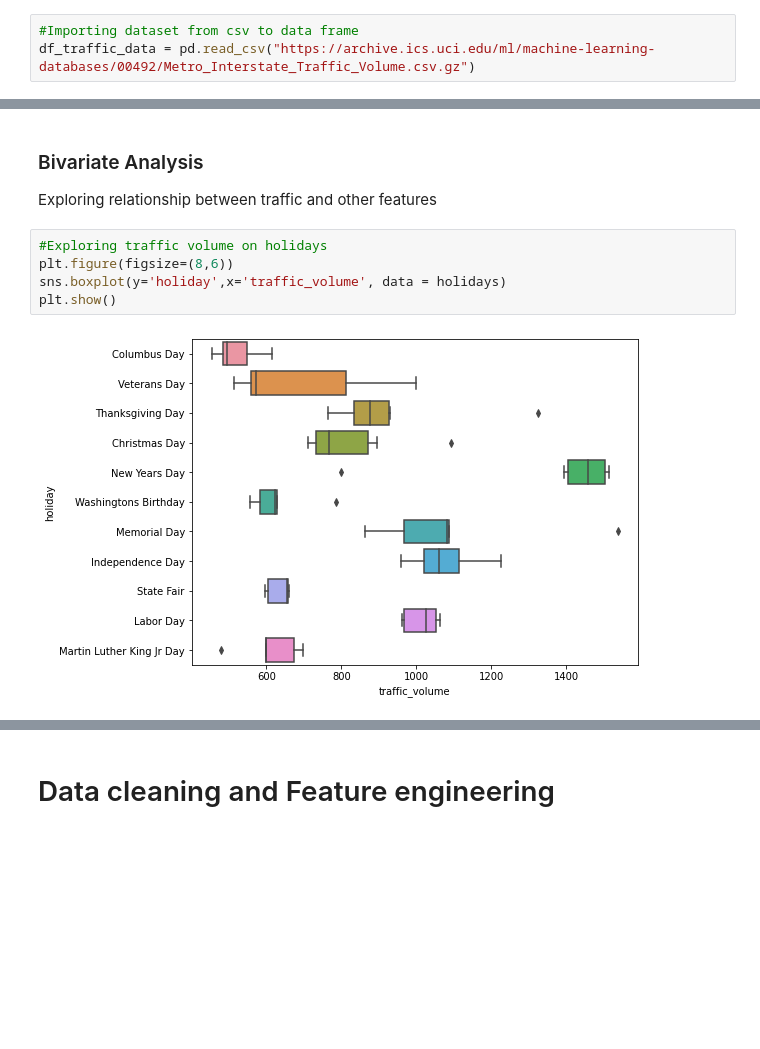
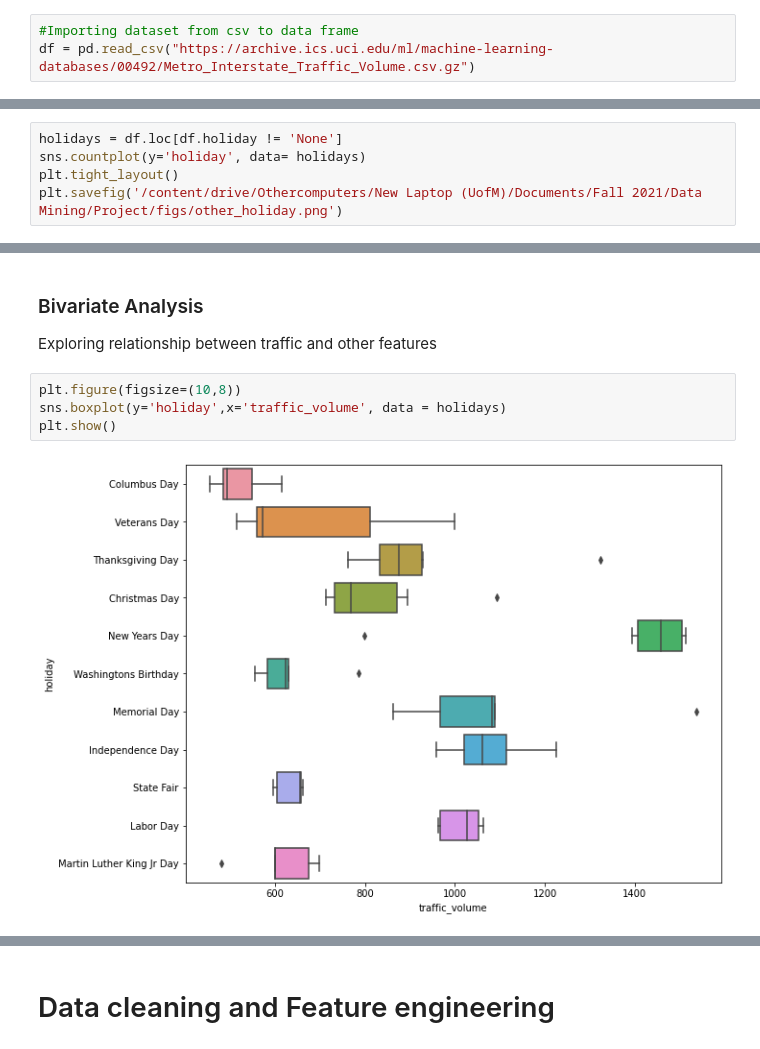
Before and after one commit to nimran79/COMP-8118-project---Traffic-volume-prediction, a Jupyter notebook: DM_Project_metro_interstate_traffic_volume.ipynb, the cells around one changed output, grey strips where cells are left out. Drawn from its saved outputs; the diff is of its cells as text; blank space fills up the shorter version.

```diff
--- a/DM_Project_metro_interstate_traffic_volume.ipynb
+++ b/DM_Project_metro_interstate_traffic_volume.ipynb
@@ -33,6 +41,6 @@ Drive already mounted at /content/drive/; to attempt to forcibly remount, call d
 # %%
 #Importing dataset from csv to data frame
-df_traffic_data = pd.read_csv("https://archive.ics.uci.edu/ml/machine-learning-databases/00492/Metro_Interstate_Traffic_Volume.csv.gz")
+df = pd.read_csv("https://archive.ics.uci.edu/ml/machine-learning-databases/00492/Metro_Interstate_Traffic_Volume.csv.gz")
 # %%
 df_traffic_data.head()
 # %% [output]
@@ -148,0 +76,5 @@ plt.show()
+# %%
+holidays = df.loc[df.holiday != 'None']
+sns.countplot(y='holiday', data= holidays)
+plt.tight_layout()
+plt.savefig('/content/drive/Othercomputers/New Laptop (UofM)/Documents/Fall 2021/Data Mining/Project/figs/other_holiday.png')
@@ -192,10 +132,9 @@ plt.show()
 
 Exploring relationship between traffic and other features
 # %%
-#Exploring traffic volume on holidays
-plt.figure(figsize=(8,6))
+plt.figure(figsize=(10,8))
 sns.boxplot(y='holiday',x='traffic_volume', data = holidays)
 plt.show()
 # %% [output]
-[figure, old version]
+[figure, new version]
 # %%
```
Also changed, not shown: parts of 106 cells of this notebook.
